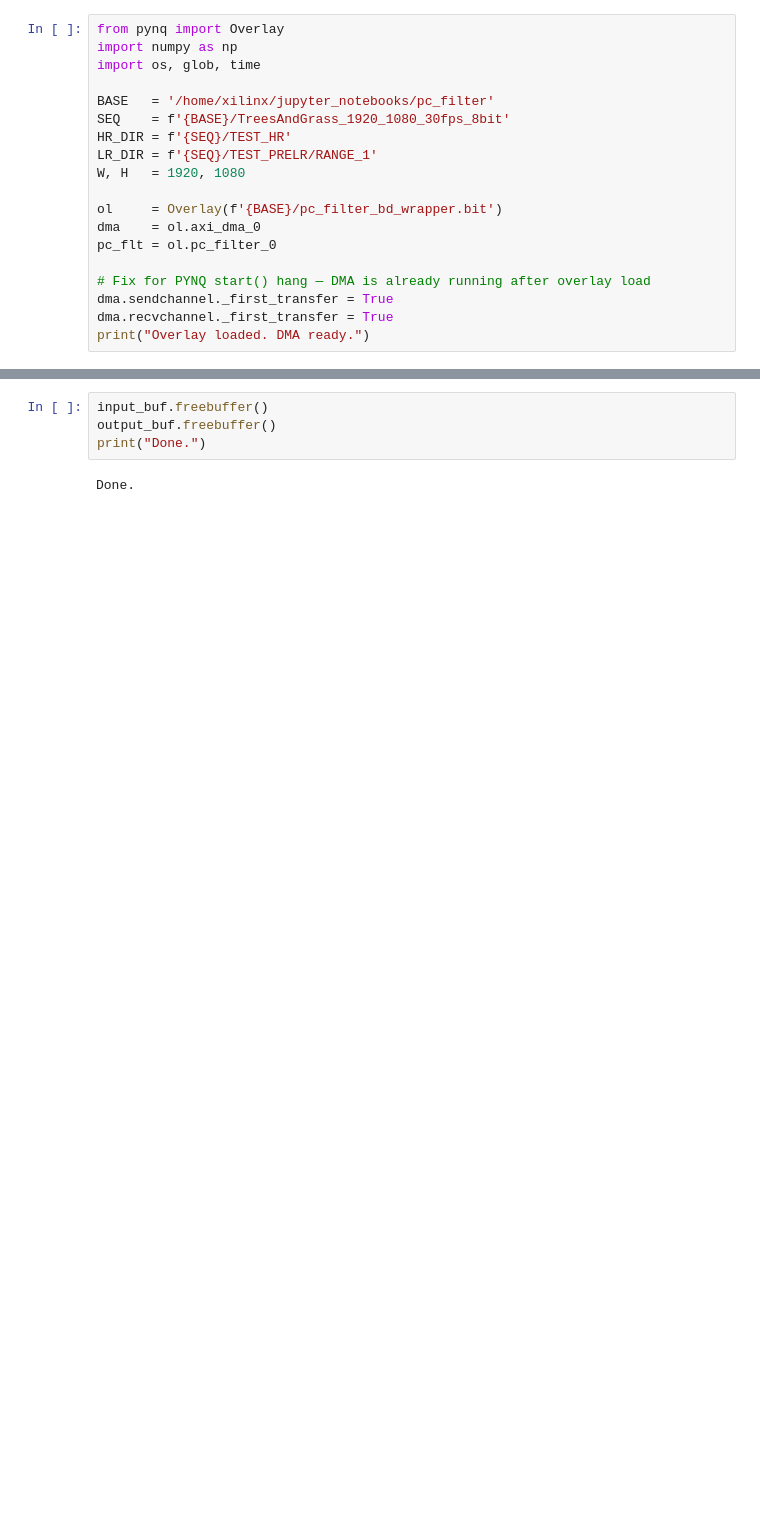
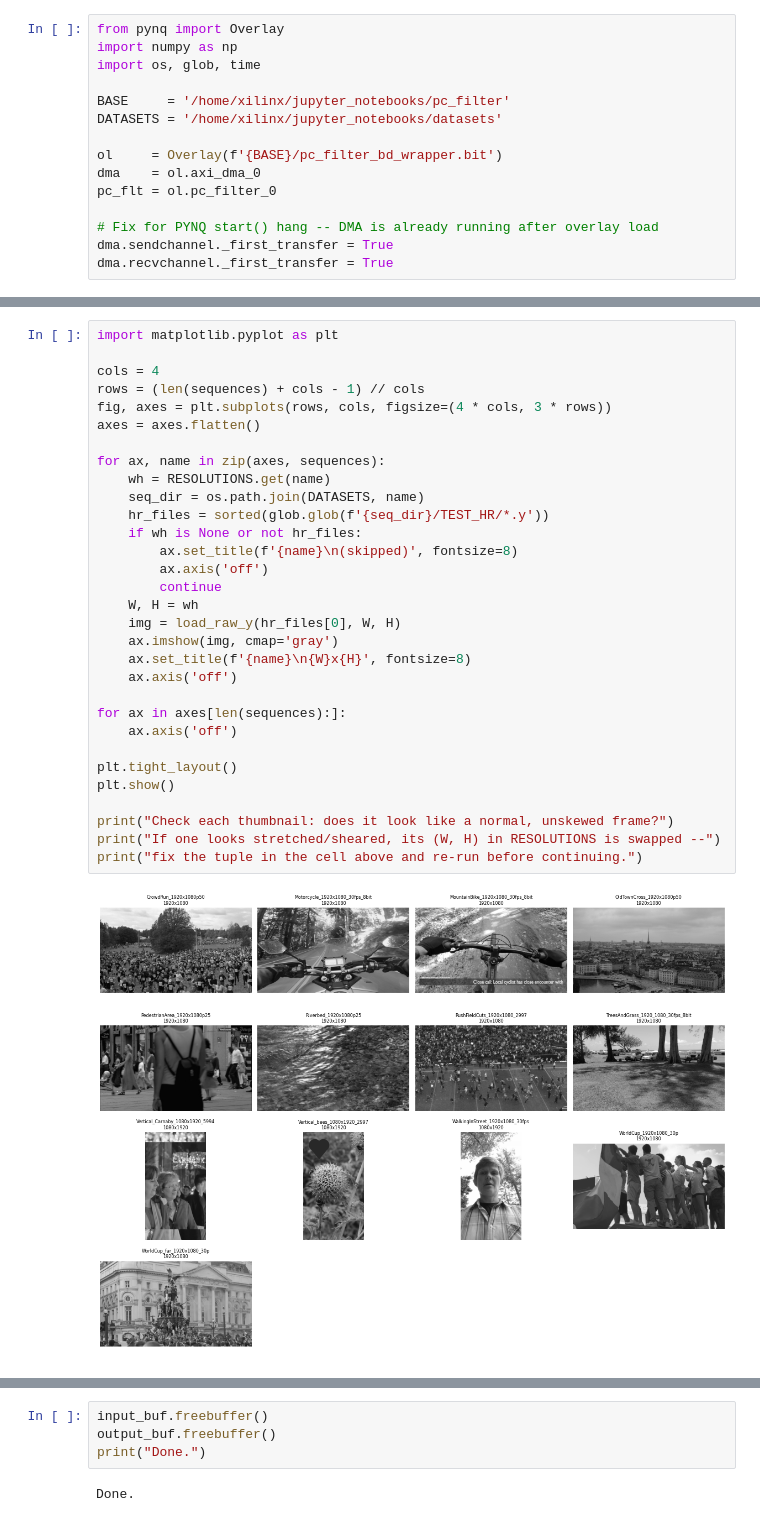
Before and after one commit to sukirti2004/av2-loop-restoration-fpga, a Jupyter notebook: pc/pc_notebook.ipynb, the cells around one changed output, grey strips where cells are left out. Drawn from its saved outputs; the diff is of its cells as text; blank space fills up the shorter version.

```diff
--- a/pc/pc_notebook.ipynb
+++ b/pc/pc_notebook.ipynb
@@ -7,17 +17,13 @@ from pynq import Overlay
 import numpy as np
 import os, glob, time
 
-BASE   = '/home/xilinx/jupyter_notebooks/pc_filter'
-SEQ    = f'{BASE}/TreesAndGrass_1920_1080_30fps_8bit'
-HR_DIR = f'{SEQ}/TEST_HR'
-LR_DIR = f'{SEQ}/TEST_PRELR/RANGE_1'
-W, H   = 1920, 1080
+BASE     = '/home/xilinx/jupyter_notebooks/pc_filter'
+DATASETS = '/home/xilinx/jupyter_notebooks/datasets'
 
 ol     = Overlay(f'{BASE}/pc_filter_bd_wrapper.bit')
 dma    = ol.axi_dma_0
 pc_flt = ol.pc_filter_0
 
-# Fix for PYNQ start() hang — DMA is already running after overlay load
+# Fix for PYNQ start() hang -- DMA is already running after overlay load
 dma.sendchannel._first_transfer = True
 dma.recvchannel._first_transfer = True
-print("Overlay loaded. DMA ready.")
@@ -164,0 +144,33 @@ QP 180: avg gain = +0.005 dB  (30 frames)
+# %%
+import matplotlib.pyplot as plt
+
+cols = 4
+rows = (len(sequences) + cols - 1) // cols
+fig, axes = plt.subplots(rows, cols, figsize=(4 * cols, 3 * rows))
+axes = axes.flatten()
+
+for ax, name in zip(axes, sequences):
+    wh = RESOLUTIONS.get(name)
+    seq_dir = os.path.join(DATASETS, name)
+    hr_files = sorted(glob.glob(f'{seq_dir}/TEST_HR/*.y'))
+    if wh is None or not hr_files:
+        ax.set_title(f'{name}\n(skipped)', fontsize=8)
+        ax.axis('off')
+        continue
+    W, H = wh
+    img = load_raw_y(hr_files[0], W, H)
+    ax.imshow(img, cmap='gray')
+    ax.set_title(f'{name}\n{W}x{H}', fontsize=8)
+    ax.axis('off')
+
+for ax in axes[len(sequences):]:
+    ax.axis('off')
+
+plt.tight_layout()
+plt.show()
+
+print("Check each thumbnail: does it look like a normal, unskewed frame?")
+print("If one looks stretched/sheared, its (W, H) in RESOLUTIONS is swapped --")
+print("fix the tuple in the cell above and re-run before continuing.")
+# %% [output]
+[figure, added]
```
Also changed, not shown: parts of 23 cells of this notebook, 16 other files.
